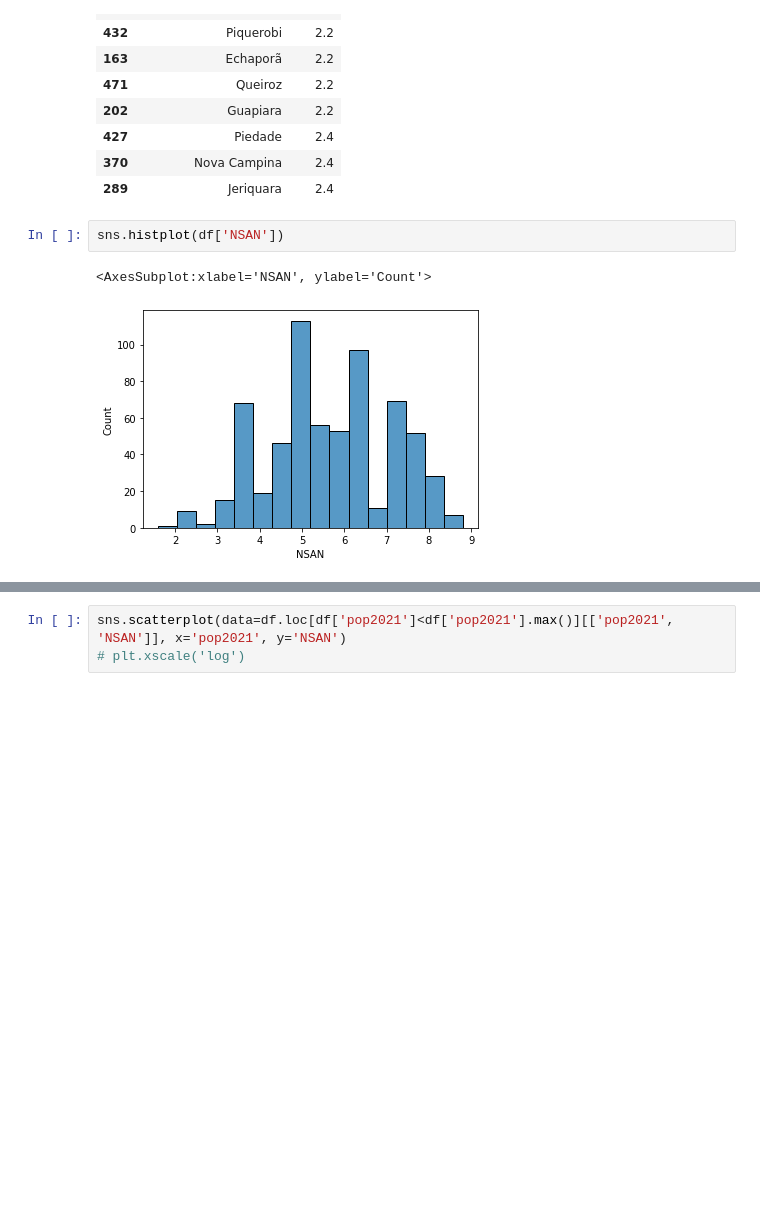
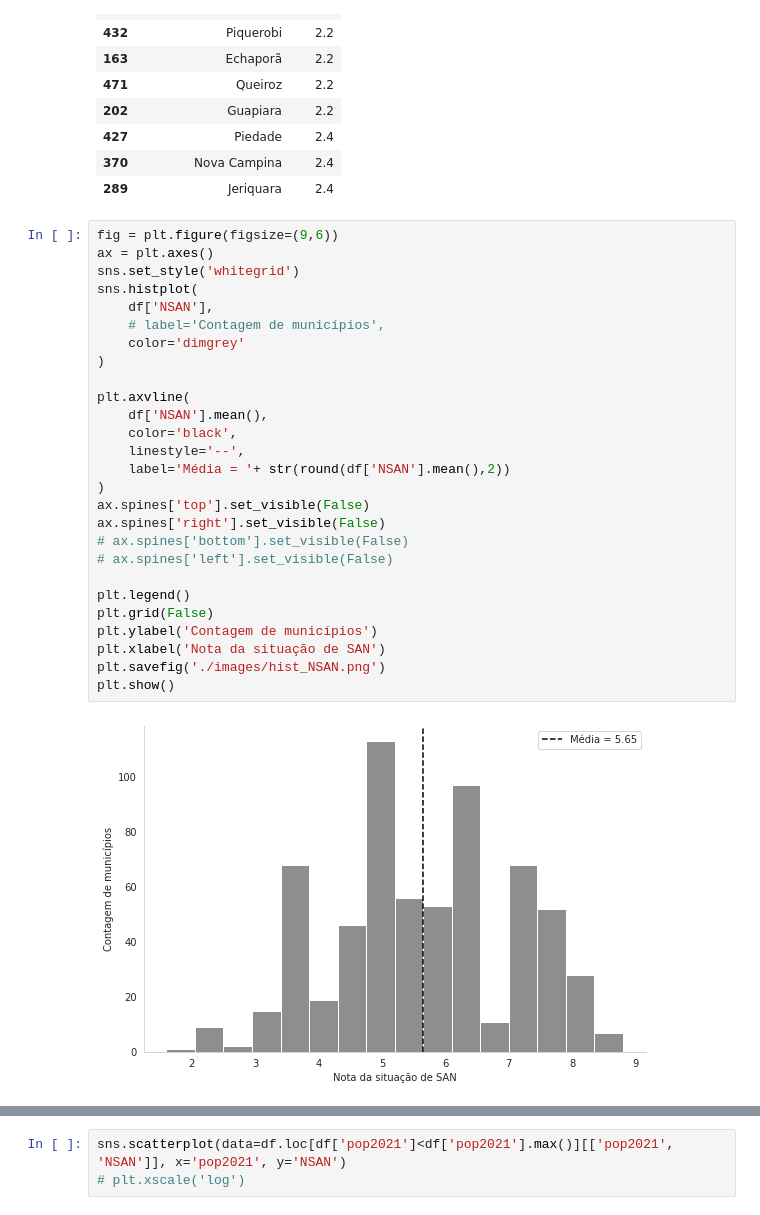
Before and after one commit to ricardormotta/food_and_nutrition_security_analysis, a Jupyter notebook: Untitled.ipynb, the cells around one changed output, grey strips where cells are left out. Drawn from its saved outputs; the diff is of its cells as text; blank space fills up the shorter version.

```diff
--- a/Untitled.ipynb
+++ b/Untitled.ipynb
@@ -624,10 +657,34 @@ df[['mun_name', 'NSAN']].sort_values(by='NSAN', ascending=True).head(10)
 | 370 | Nova Campina | 2.4 |
 | 289 | Jeriquara | 2.4 |
 # %%
-sns.histplot(df['NSAN'])
+fig = plt.figure(figsize=(9,6))
+ax = plt.axes()
+sns.set_style('whitegrid')
+sns.histplot(
+    df['NSAN'],
+    # label='Contagem de municípios',
+    color='dimgrey'
+)
+
+plt.axvline(
+    df['NSAN'].mean(),
+    color='black',
+    linestyle='--',
+    label='Média = '+ str(round(df['NSAN'].mean(),2))
+)
+ax.spines['top'].set_visible(False)
+ax.spines['right'].set_visible(False)
+# ax.spines['bottom'].set_visible(False)
+# ax.spines['left'].set_visible(False)
+
+plt.legend()
+plt.grid(False)
+plt.ylabel('Contagem de municípios')
+plt.xlabel('Nota da situação de SAN')
+plt.savefig('./images/hist_NSAN.png')
+plt.show()
 # %% [output]
-<AxesSubplot:xlabel='NSAN', ylabel='Count'>
-[figure, old version]
+[figure, new version]
 # %%
 medidas_com_dados = cols_all_nan.loc[cols_all_nan==False].index.to_list()
 lista_medidas = medidas_com_dados
```
Also changed, not shown: parts of 32 cells of this notebook, 1 other file.
